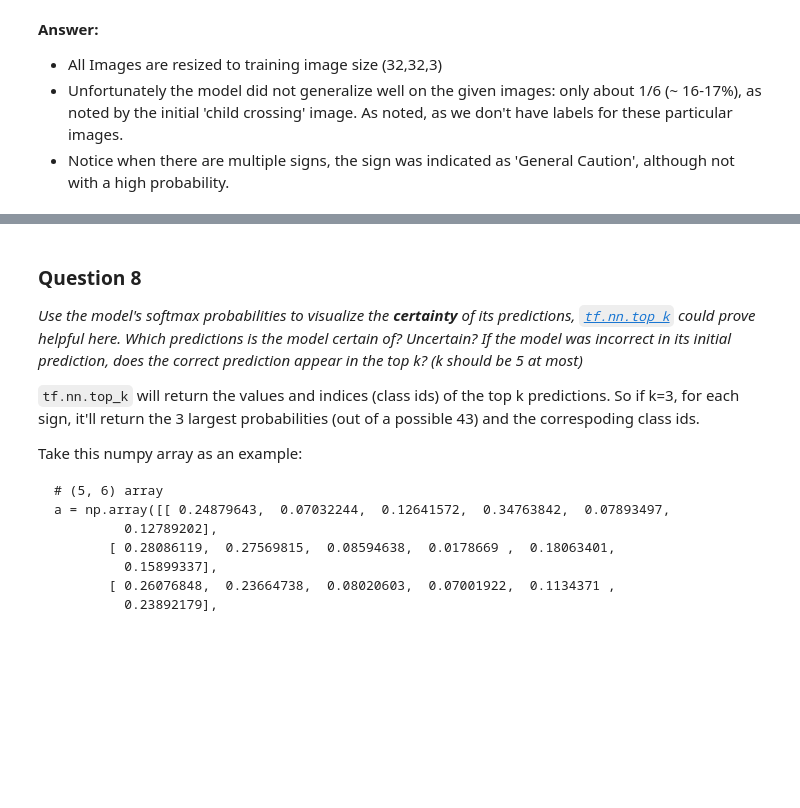
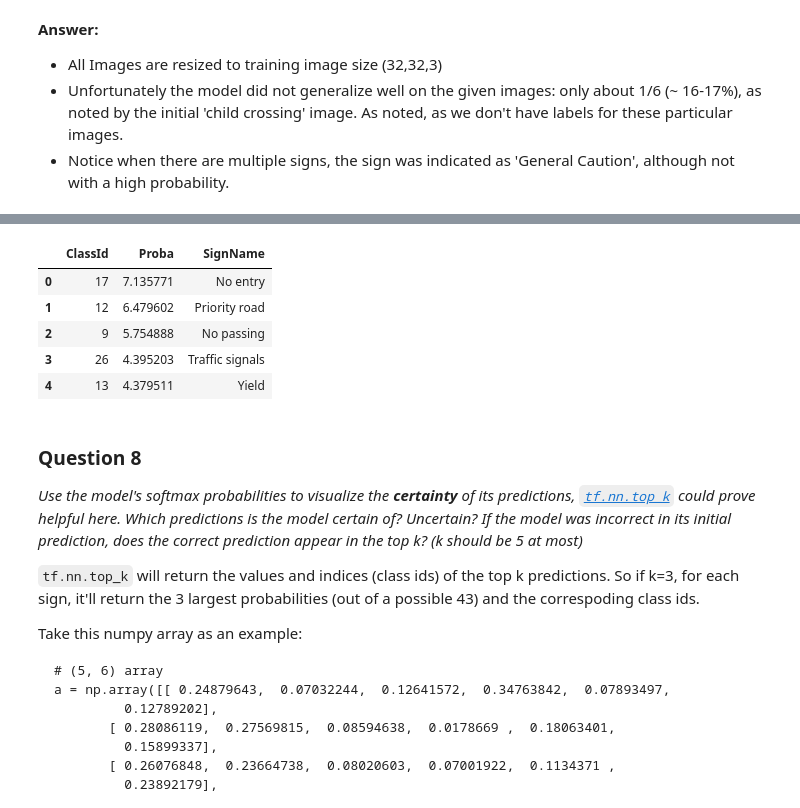
Before and after one commit to akamlani/selfdrivingcar, a Jupyter notebook: assignments/CarND-Traffic-Sign-Classifier-Project-P2/Traffic_Sign_Classifier.ipynb, the cells around one changed output, grey strips where cells are left out. Saved outputs shown, nothing was run; the diff lists cells and outputs as text; code cells hidden in the pictures; blank space fills up the shorter version.

```diff
--- a/assignments/CarND-Traffic-Sign-Classifier-Project-P2/Traffic_Sign_Classifier.ipynb
+++ b/assignments/CarND-Traffic-Sign-Classifier-Project-P2/Traffic_Sign_Classifier.ipynb
@@ -580,6 +632,13 @@ plt.tight_layout()
 # %%
 # example of dataframe metric aggregations
-df_proba.metrics[3]
+df_proba.metrics[5]
+# %% [output]
+|  | ClassId | Proba | SignName |
+| 0 | 17 | 7.135771 | No entry |
+| 1 | 12 | 6.479602 | Priority road |
+| 2 | 9 | 5.754888 | No passing |
+| 3 | 26 | 4.395203 | Traffic signals |
+| 4 | 13 | 4.379511 | Yield |
 # %% [markdown]
 ### Question 8
 
```
Also changed, not shown: parts of 11 cells of this notebook, 1 other file.
